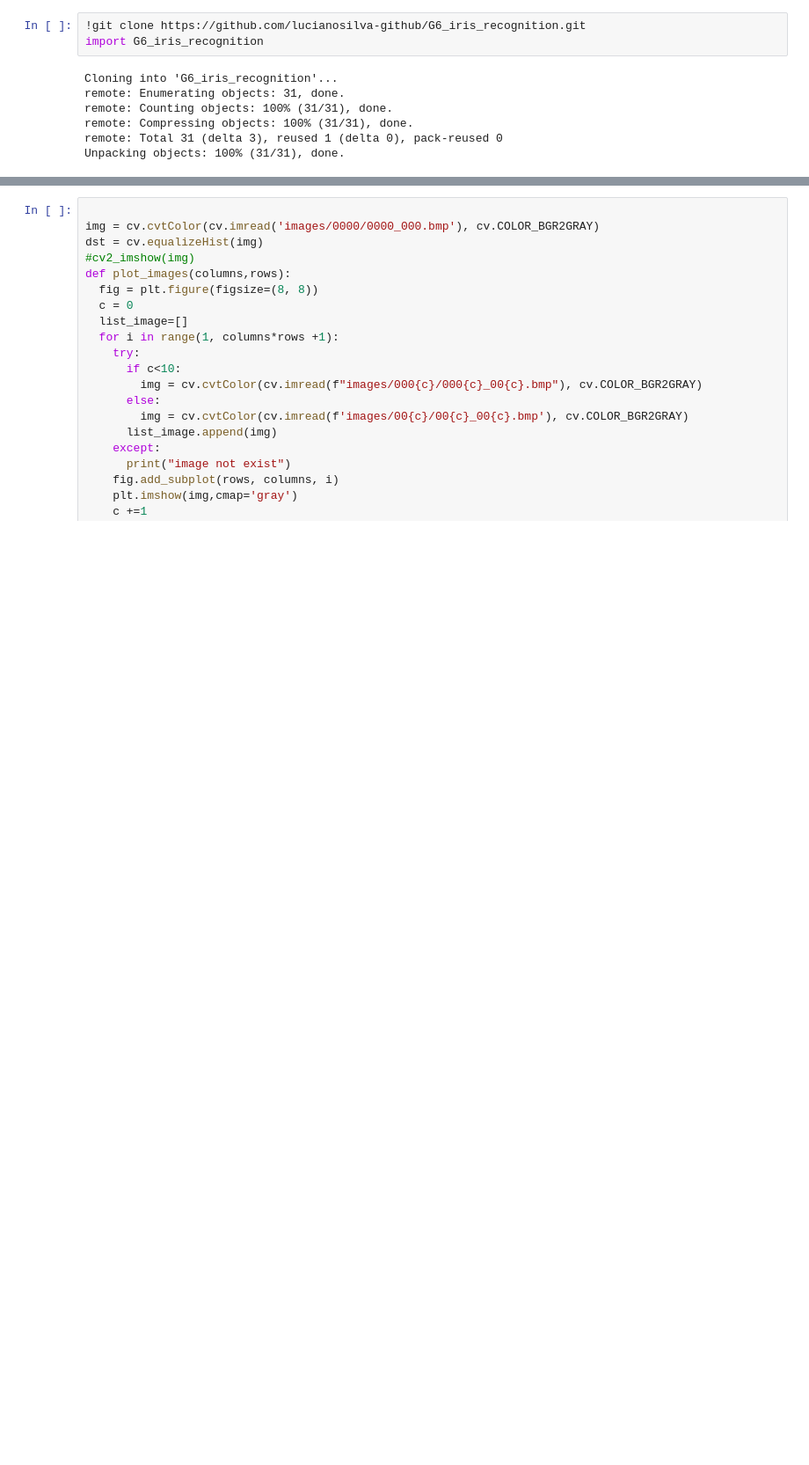
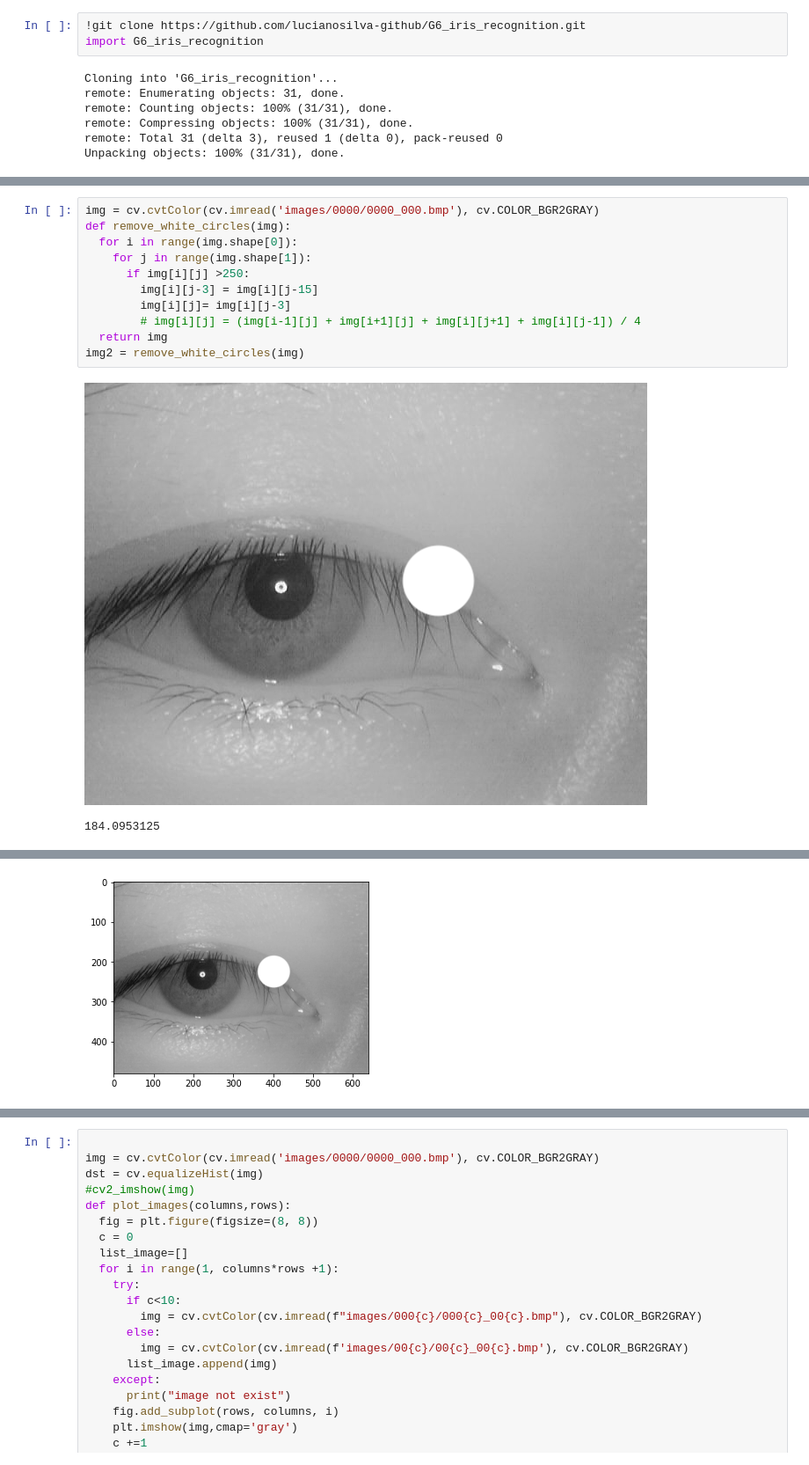
Before and after one commit to MarceloCMiguel/iris-detection, a Jupyter notebook: projeto1.ipynb, the cells around one changed output, grey strips where cells are left out. Shown at 88% size. Drawn from its saved outputs; the diff is of its cells as text; blank space fills up the shorter version.

Commit message:
remove circles def

```diff
--- a/projeto1.ipynb
+++ b/projeto1.ipynb
@@ -50,2 +49,16 @@ Receiving objects: 100% (1266/1266), 189.65 MiB | 22.72 MiB/s, done.
 Resolving deltas: 100% (12/12), done.
 Checking out files: 100% (1163/1163), done.
+# %%
+img = cv.cvtColor(cv.imread('images/0000/0000_000.bmp'), cv.COLOR_BGR2GRAY)
+def remove_white_circles(img):
+  for i in range(img.shape[0]):
+    for j in range(img.shape[1]):
+      if img[i][j] >250:
+        img[i][j-3] = img[i][j-15]
+        img[i][j]= img[i][j-3]
+        # img[i][j] = (img[i-1][j] + img[i+1][j] + img[i][j+1] + img[i][j-1]) / 4
+  return img
+img2 = remove_white_circles(img)
+# %% [output]
+[figure, added]
+184.0953125
@@ -51,0 +66 @@ Checking out files: 100% (1163/1163), done.
+[figure, added]
```
Also changed, not shown: parts of 4 cells of this notebook.
